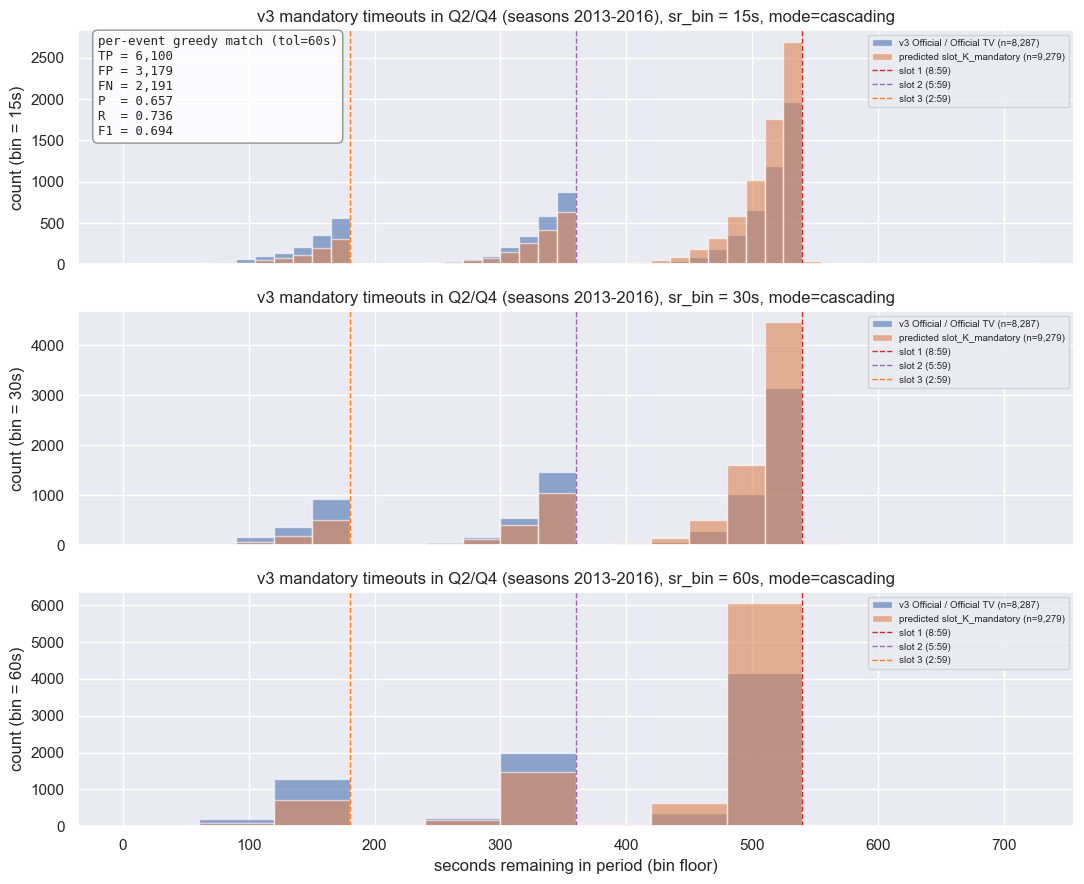
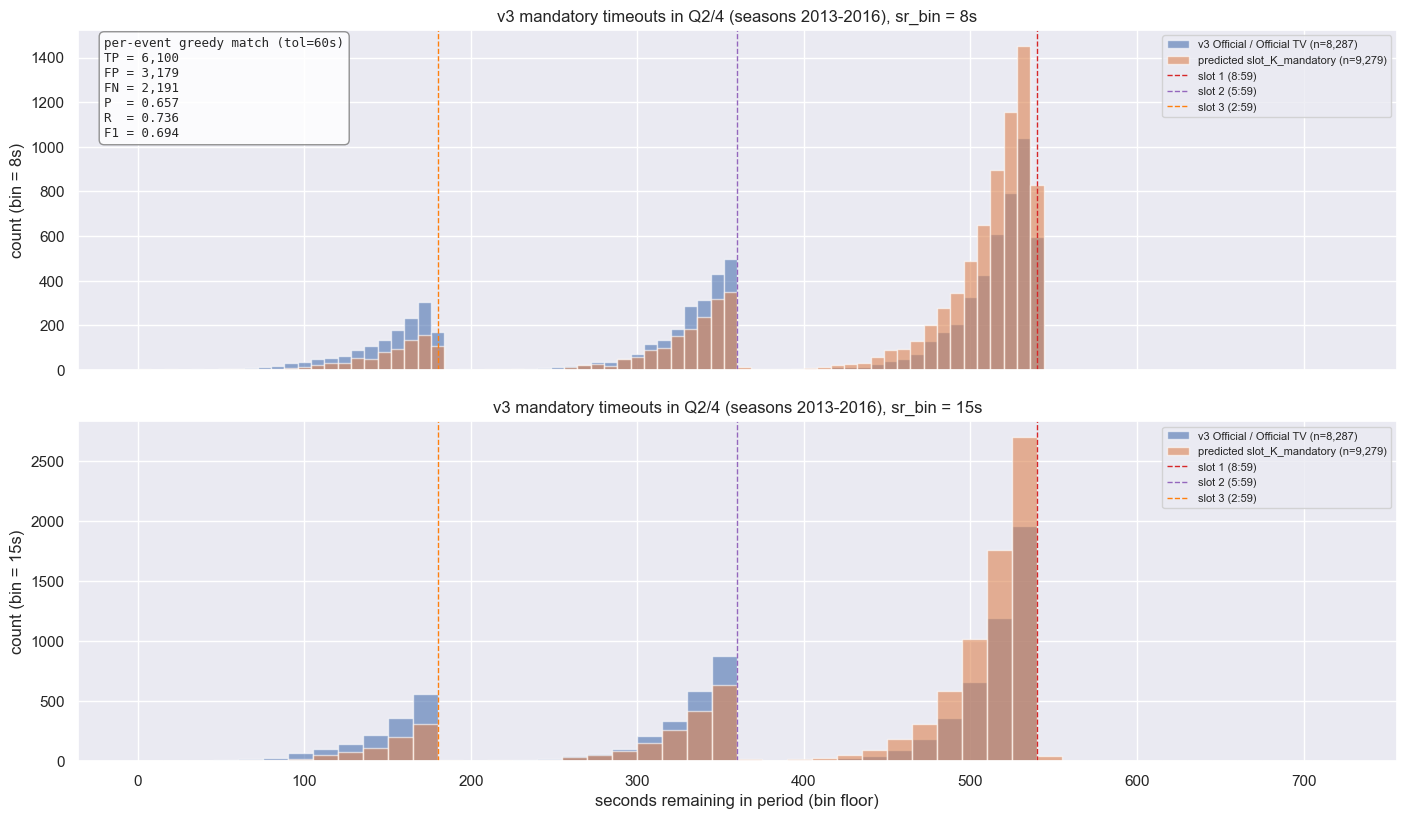
The notebook cell's code change between the first figure and the second:
--- before
+++ after
@@ -1,4 +1,2 @@
-fig, ax = TimeoutInjectionPlots.plot_gt_vs_predicted_overlap(
-    r_v3, classified_v3, width=60
-)
-plt.show()
+fig, axes = TimeoutInjectionPlots.plot_gt_vs_predicted_overlap(r_v3, classified_v3, widths=(8, 15))
+fig

Commit: viz-done Modified: - TV-Timeout-Injection.ipynb - nb_imports.py - timeout_injection_plots.py